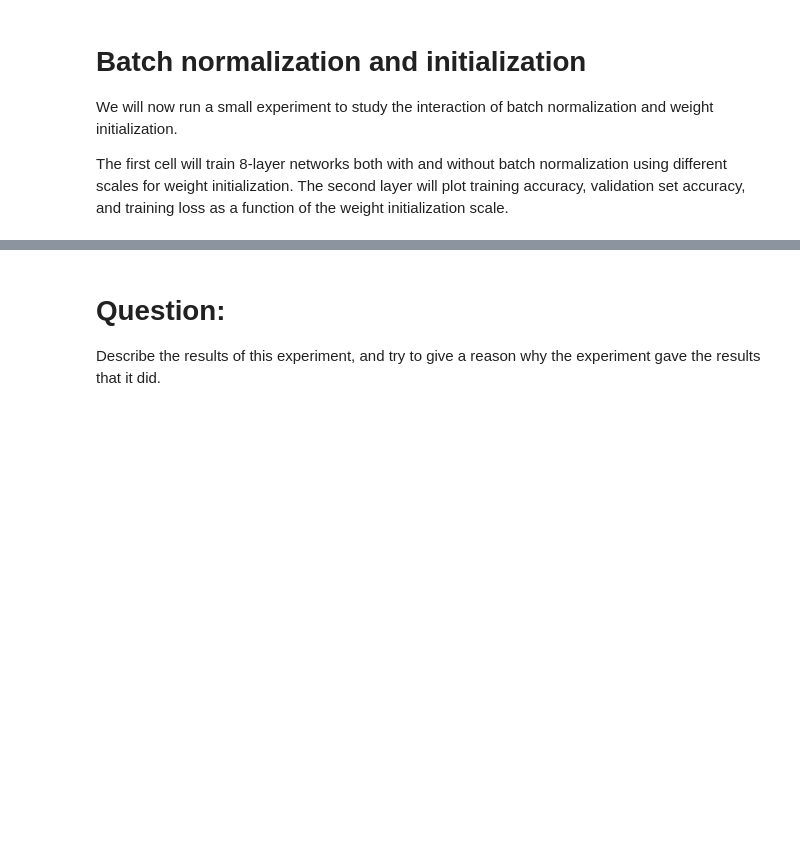
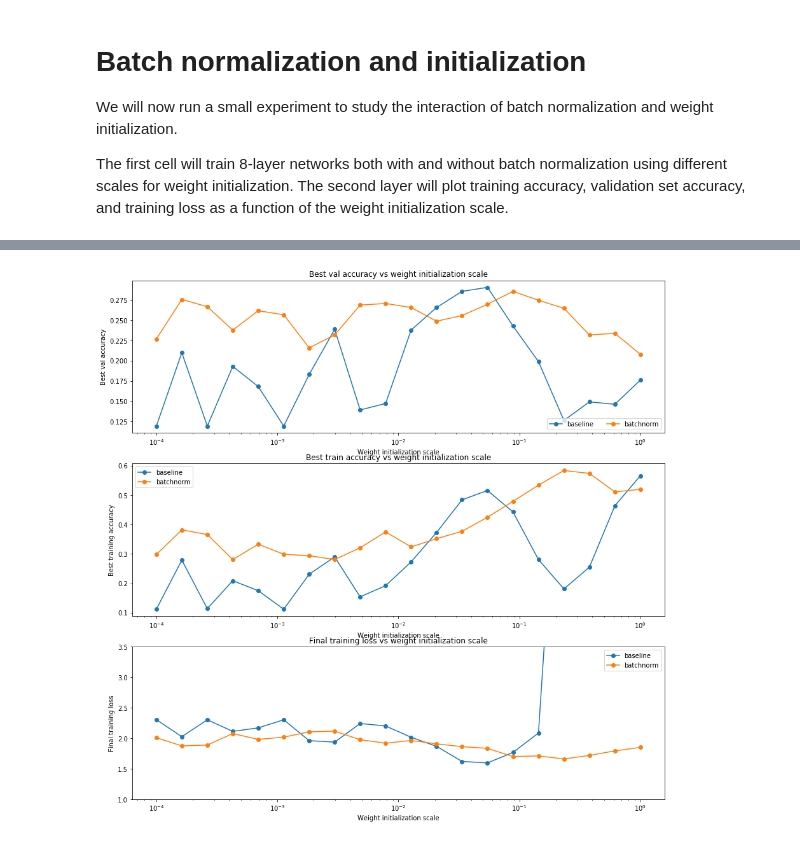
Before and after one commit to LiuXTao/2017-cs231n-homework, a Jupyter notebook: assignment2/BatchNormalization.ipynb, the cells around one changed output, grey strips where cells are left out. Drawn from its saved outputs; the diff is of its cells as text; code cells hidden in the pictures; blank space fills up the shorter version.

```diff
--- a/assignment2/BatchNormalization.ipynb
+++ b/assignment2/BatchNormalization.ipynb
@@ -255,9 +354,9 @@ We will now run a small experiment to study the interaction of batch normalizati
 
 The first cell will train 8-layer networks both with and without batch normalization using different scales for weight initialization. The second layer will plot training accuracy, validation set accuracy, and training loss as a function of the weight initialization scale.
 # %%
+np.random.seed(231)
 # Try training a very deep net with batchnorm
 hidden_dims = [50, 50, 50, 50, 50, 50, 50]
-
 num_train = 1000
 small_data = {
   'X_train': data['X_train'][:num_train],
@@ -266,13 +365,13 @@ small_data = {
   'y_val': data['y_val'],
 }
 
-bn_solvers = {}
-solvers = {}
+bn_solvers_ws = {}
+solvers_ws = {}
 weight_scales = np.logspace(-4, 0, num=20)
 for i, weight_scale in enumerate(weight_scales):
-  print 'Running weight scale %d / %d' % (i + 1, len(weight_scales))
-  bn_model = FullyConnectedNet(hidden_dims, weight_scale=weight_scale, use_batchnorm=True)
-  model = FullyConnectedNet(hidden_dims, weight_scale=weight_scale, use_batchnorm=False)
+  print('Running weight scale %d / %d' % (i + 1, len(weight_scales)))
+  bn_model = FullyConnectedNet(hidden_dims, weight_scale=weight_scale, normalization='batchnorm')
+  model = FullyConnectedNet(hidden_dims, weight_scale=weight_scale, normalization=None)
 
   bn_solver = Solver(bn_model, small_data,
                   num_epochs=10, batch_size=50,
@@ -282,7 +381,7 @@ for i, weight_scale in enumerate(weight_scales):
                   },
                   verbose=False, print_every=200)
   bn_solver.train()
-  bn_solvers[weight_scale] = bn_solver
+  bn_solvers_ws[weight_scale] = bn_solver
 
   solver = Solver(model, small_data,
                   num_epochs=10, batch_size=50,
@@ -292,4 +391,4 @@ for i, weight_scale in enumerate(weight_scales):
                   },
                   verbose=False, print_every=200)
   solver.train()
-  solvers[weight_scale] = solver
+  solvers_ws[weight_scale] = solver
@@ -300,41 +420,41 @@ best_val_accs, bn_best_val_accs = [], []
 final_train_loss, bn_final_train_loss = [], []
 
 for ws in weight_scales:
-  best_train_accs.append(max(solvers[ws].train_acc_history))
-  bn_best_train_accs.append(max(bn_solvers[ws].train_acc_history))
+  best_train_accs.append(max(solvers_ws[ws].train_acc_history))
+  bn_best_train_accs.append(max(bn_solvers_ws[ws].train_acc_history))
 
-  best_val_accs.append(max(solvers[ws].val_acc_history))
-  bn_best_val_accs.append(max(bn_solvers[ws].val_acc_history))
+  best_val_accs.append(max(solvers_ws[ws].val_acc_history))
+  bn_best_val_accs.append(max(bn_solvers_ws[ws].val_acc_history))
 
-  final_train_loss.append(np.mean(solvers[ws].loss_history[-100:]))
-  bn_final_train_loss.append(np.mean(bn_solvers[ws].loss_history[-100:]))
+  final_train_loss.append(np.mean(solvers_ws[ws].loss_history[-100:]))
+  bn_final_train_loss.append(np.mean(bn_solvers_ws[ws].loss_history[-100:]))
 
 plt.subplot(3, 1, 1)
 plt.title('Best val accuracy vs weight initialization scale')
 plt.xlabel('Weight initialization scale')
 plt.ylabel('Best val accuracy')
 plt.semilogx(weight_scales, best_val_accs, '-o', label='baseline')
 plt.semilogx(weight_scales, bn_best_val_accs, '-o', label='batchnorm')
 plt.legend(ncol=2, loc='lower right')
 
 plt.subplot(3, 1, 2)
 plt.title('Best train accuracy vs weight initialization scale')
 plt.xlabel('Weight initialization scale')
 plt.ylabel('Best training accuracy')
 plt.semilogx(weight_scales, best_train_accs, '-o', label='baseline')
 plt.semilogx(weight_scales, bn_best_train_accs, '-o', label='batchnorm')
 plt.legend()
 
 plt.subplot(3, 1, 3)
 plt.title('Final training loss vs weight initialization scale')
 plt.xlabel('Weight initialization scale')
 plt.ylabel('Final training loss')
 plt.semilogx(weight_scales, final_train_loss, '-o', label='baseline')
 plt.semilogx(weight_scales, bn_final_train_loss, '-o', label='batchnorm')
 plt.legend()
+plt.gca().set_ylim(1.0, 3.5)
 
-plt.gcf().set_size_inches(10, 15)
+plt.gcf().set_size_inches(15, 15)
 plt.show()
+# %% [output]
+[figure, added]
-# %% [markdown]
-# Question:
-Describe the results of this experiment, and try to give a reason why the experiment gave the results that it did.
```
Also changed, not shown: parts of 31 cells of this notebook, 40 other files.
